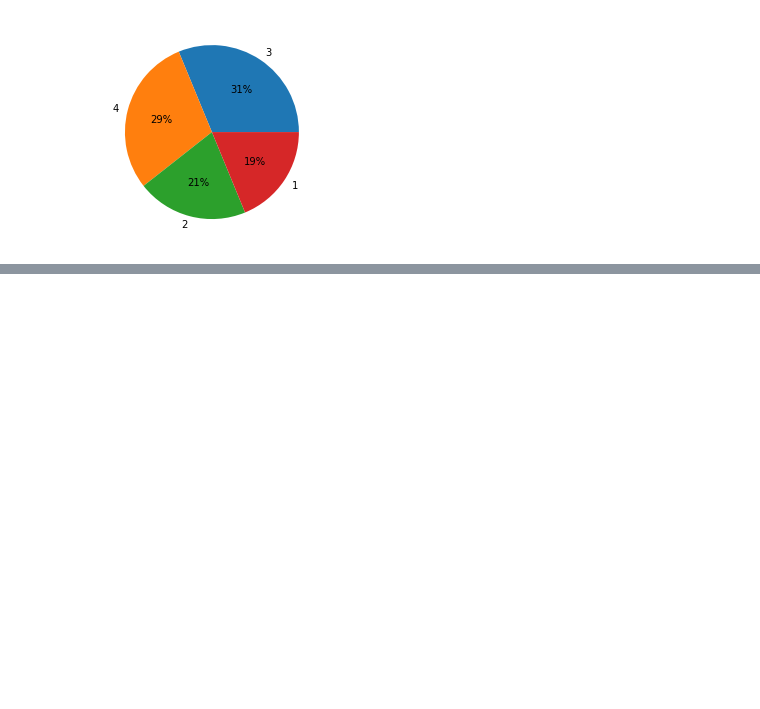
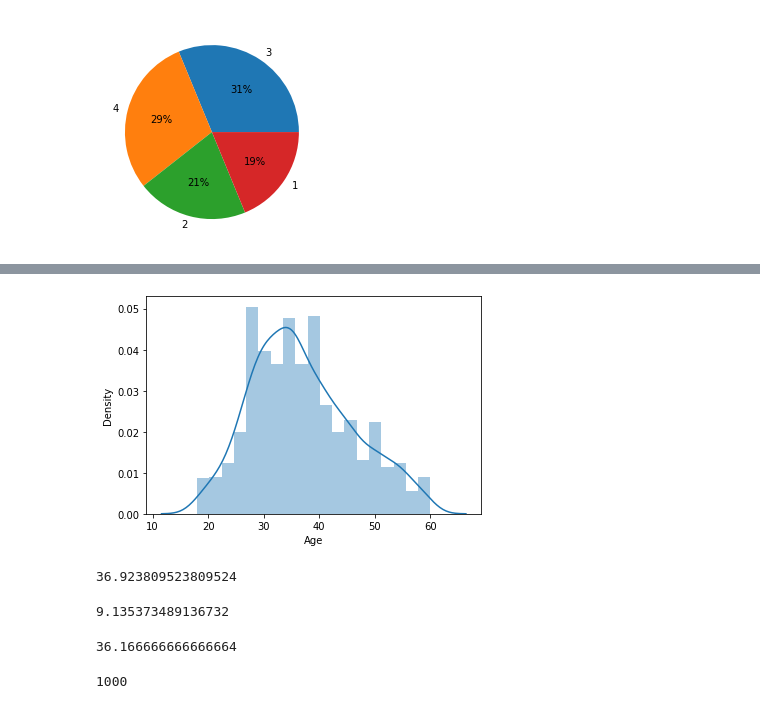
Before and after one commit to RajSinghSengerThakur/Hr-employees, a Jupyter notebook: EDA1.ipynb, the cells around one changed output, grey strips where cells are left out. Saved outputs shown, nothing was run; the diff lists cells and outputs as text; code cells hidden in the pictures; blank space fills up the shorter version.

```diff
--- a/EDA1.ipynb
+++ b/EDA1.ipynb
@@ -217,0 +257,3 @@ plt.pie(df, labels=df.index, autopct="%.0f%%");
+# %%
+df = pd.read_csv("/content/drive/MyDrive/HR-Employee-Attrition.csv")
+df
@@ -217,0 +274,4 @@ plt.pie(df, labels=df.index, autopct="%.0f%%");
+# %%
+# Extracting Age Column from the dataset
+df = df[['Age']]
+df
@@ -217,0 +292,28 @@ plt.pie(df, labels=df.index, autopct="%.0f%%");
+# %%
+# Plotting the distribution graph using Seaborn Library
+sns.distplot(df.Age)
+plt.show()
+# %% [output]
+[figure, added]
+# %%
+df.Age.mean()
+# %% [output]
+36.923809523809524
+# %%
+df.Age.std()
+# %% [output]
+9.135373489136732
+# %%
+samp_size = 30
+
+df.Age.sample(samp_size).mean()
+# %% [output]
+36.166666666666664
+# %%
+# Creating multiple number of samples and calculating it's means
+sample_means = [df.Age.sample(samp_size).mean() for i in range(1000)]
+sample_means = pd.Series(sample_means)
+# Verifying the total number of samples collected
+len(sample_means)
+# %% [output]
+1000
```
Also changed, not shown: parts of 10 cells of this notebook.
